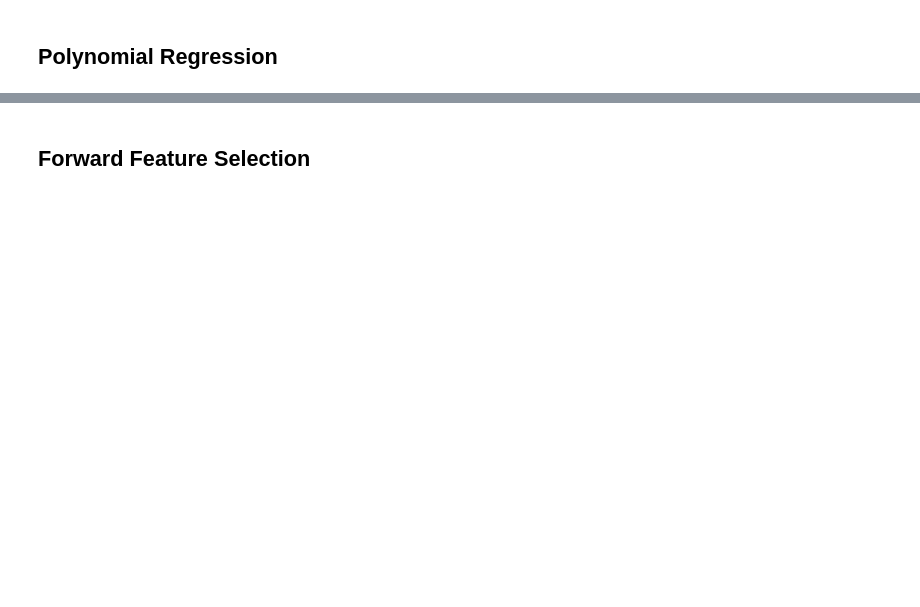
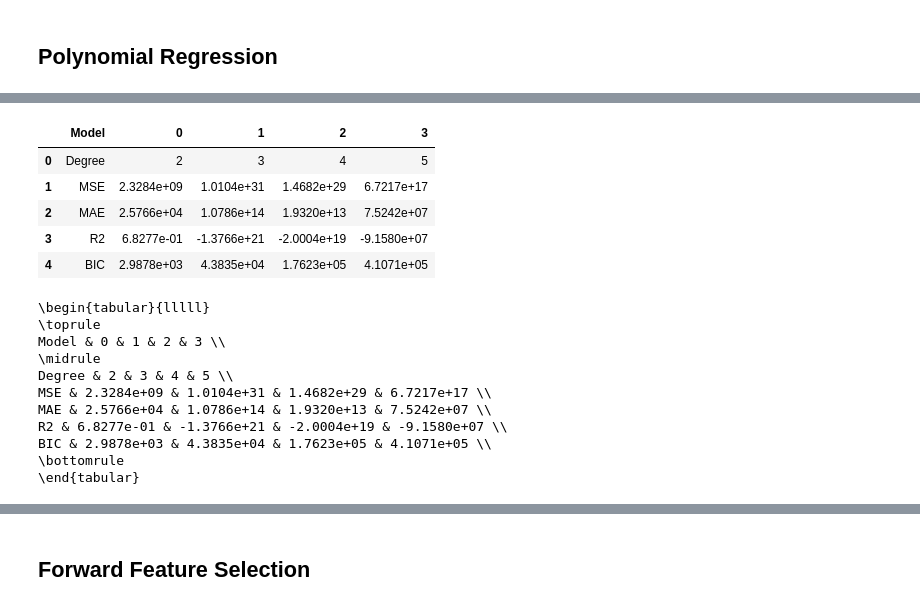
Before and after one commit to yazan6546/Regression-Analysis-and-Model-Selection, a Jupyter notebook: main.ipynb, the cells around one changed output, grey strips where cells are left out. Cells and saved outputs as stored; diff of their text form; code cells hidden in the pictures; blank space fills up the shorter version.

```diff
--- a/main.ipynb
+++ b/main.ipynb
@@ -339,14 +418,32 @@ plt.show()
 # %%
 df = pd.DataFrame(results_df).T  # Transpose to get models as rows
 df.reset_index(inplace=True)
 df.rename(columns={'index': 'Model'}, inplace=True)
 
 # Display the DataFrame
-print(df)
+display(df)
 
 # Convert to LaTeX
 latex_table = df.to_latex(index=False)
 print(latex_table)
+# %% [output]
+|  | Model | 0 | 1 | 2 | 3 |
+| 0 | Degree | 2 | 3 | 4 | 5 |
+| 1 | MSE | 2.3284e+09 | 1.0104e+31 | 1.4682e+29 | 6.7217e+17 |
+| 2 | MAE | 2.5766e+04 | 1.0786e+14 | 1.9320e+13 | 7.5242e+07 |
+| 3 | R2 | 6.8277e-01 | -1.3766e+21 | -2.0004e+19 | -9.1580e+07 |
+| 4 | BIC | 2.9878e+03 | 4.3835e+04 | 1.7623e+05 | 4.1071e+05 |
+\begin{tabular}{lllll}
+\toprule
+Model & 0 & 1 & 2 & 3 \\
+\midrule
+Degree & 2 & 3 & 4 & 5 \\
+MSE & 2.3284e+09 & 1.0104e+31 & 1.4682e+29 & 6.7217e+17 \\
+MAE & 2.5766e+04 & 1.0786e+14 & 1.9320e+13 & 7.5242e+07 \\
+R2 & 6.8277e-01 & -1.3766e+21 & -2.0004e+19 & -9.1580e+07 \\
+BIC & 2.9878e+03 & 4.3835e+04 & 1.7623e+05 & 4.1071e+05 \\
+\bottomrule
+\end{tabular}
 # %%
 poly = PolynomialFeatures(degree=2)
 x_train_poly = poly.fit_transform(X_train_scaled)
```
Also changed, not shown: parts of 32 cells of this notebook.
